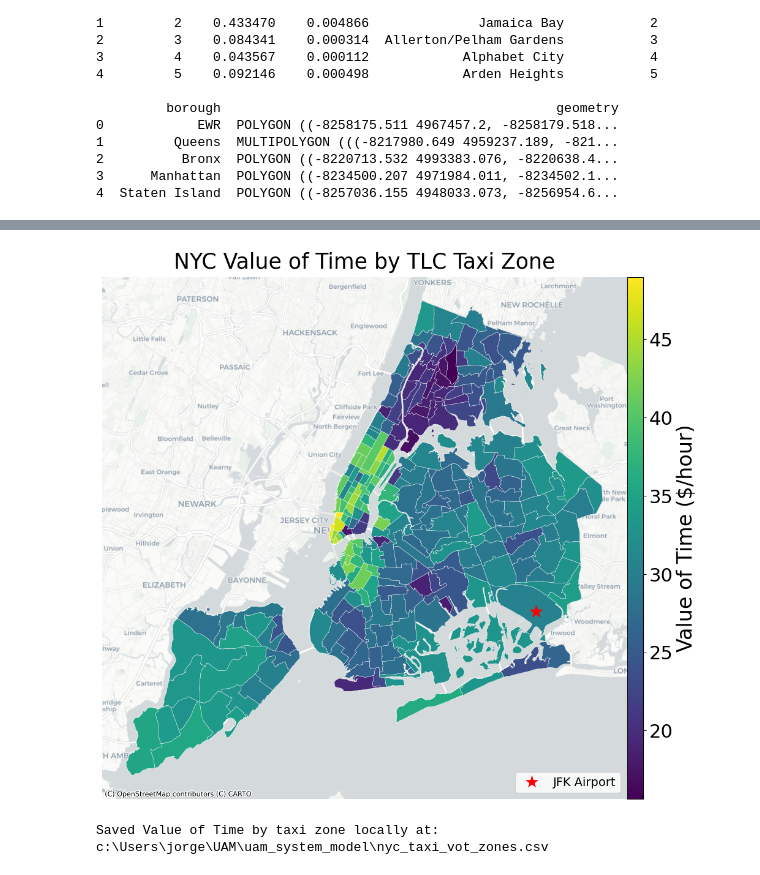
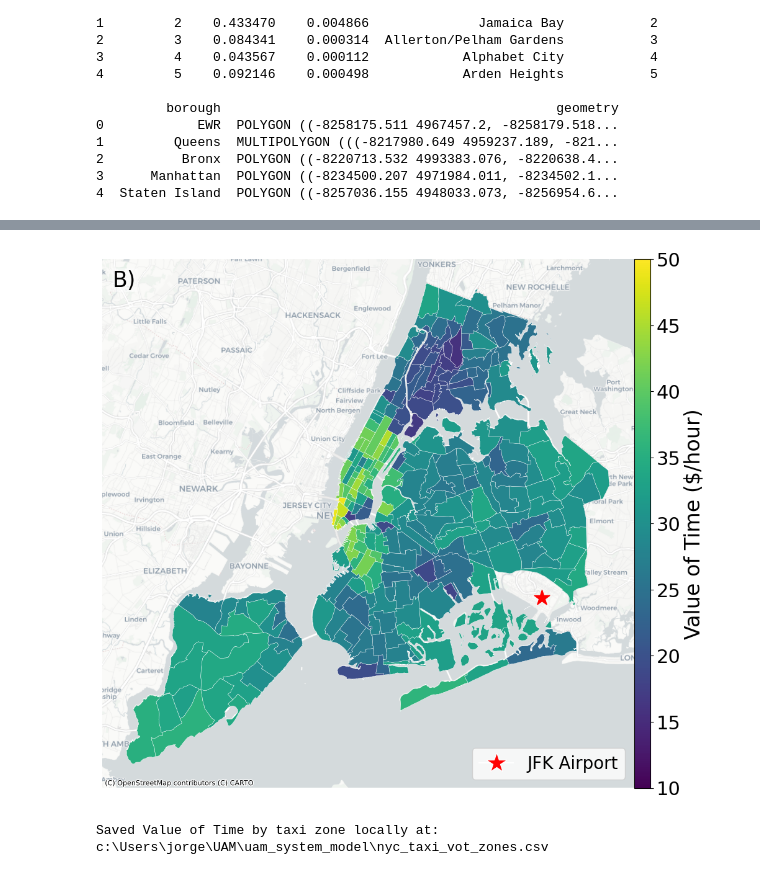
Before and after one commit to caoalbert/uam_system_model, a Jupyter notebook: VOT.ipynb, the cells around one changed output, grey strips where cells are left out. Saved outputs shown, nothing was run; the diff lists cells and outputs as text; code cells hidden in the pictures.

Commit message:
Updated Visuals

```diff
--- a/VOT.ipynb
+++ b/VOT.ipynb
@@ -240,13 +195,25 @@ intersect["weighted_vot"] = intersect["vot_personal"] * intersect["area"]
 # %%
 # Compute area-weighted VoT for each taxi zone
 taxi_vot = (
-    intersect.groupby("LocationID")
-    .apply(lambda x: x["weighted_vot"].sum() / x["area"].sum())
-    .reset_index(name="vot_weighted")
+    intersect.groupby("LocationID", as_index=False)
+    .agg(
+        weighted_sum=("weighted_vot", "sum"),
+        area_sum=("area", "sum")
+    )
 )
 
+taxi_vot["vot_weighted"] = taxi_vot["weighted_sum"] / taxi_vot["area_sum"]
+
+# Keep only needed columns
+taxi_vot = taxi_vot[["LocationID", "vot_weighted"]]
+
 # Merge results with taxi zone polygons
+taxi = taxi.drop(columns=["vot_weighted"], errors="ignore")
 taxi = taxi.merge(taxi_vot, on="LocationID", how="left")
 
+# Remove ONLY the JFK taxi zone from the color fill
+taxi.loc[taxi["zone"] == "JFK Airport", "vot_weighted"] = np.nan
+
+print(taxi[["LocationID", "zone", "vot_weighted"]].head())
 print("Taxi zones with VoT:", taxi["vot_weighted"].notna().sum(), "out of", len(taxi))
 # %% [output]
@@ -273,8 +331,11 @@ plot = taxi.plot(
     edgecolor="white",
     legend=True,
     cax=cax,
+    vmin=shared_vmin,
+    vmax=shared_vmax,
     legend_kwds={
         "label": "Value of Time ($/hour)",
+        "ticks": shared_ticks
     },
     ax=ax
 )
@@ -295,38 +356,47 @@ ctx.add_basemap(
 jfk = gpd.GeoDataFrame(
     geometry=gpd.points_from_xy([JFK_LON], [JFK_LAT]),
     crs="EPSG:4326"
 ).to_crs(taxi.crs)
 
+ax.text(
+    0.02, 0.98, "B)",
+    transform=ax.transAxes,
+    fontsize=25,
+    va='top',
+    ha='left',
+    bbox=dict(facecolor='white', alpha=0.5, edgecolor='none', pad=1.5)
+)
+
 jfk.plot(
     ax=ax,
-    markersize=200,
+    markersize=350,
     color="red",
     marker="*",
     zorder=5
 )
 
 # Custom legend handle for JFK
 jfk_legend = Line2D(
     [0], [0],
     marker="*",
     color="w",
     label="JFK Airport",
     markerfacecolor="red",
-    markersize=20
+    markersize=25
 )
 
 # Add legend for JFK marker
-ax.legend(handles=[jfk_legend], loc="lower right", fontsize=14)
+ax.legend(handles=[jfk_legend], loc="lower right", fontsize=20)
 
 # Aesthetics
 ax.set_axis_off()
-ax.set_title("NYC Value of Time by TLC Taxi Zone", fontsize=25, pad=10)
+#ax.set_title("NYC Value of Time by TLC Taxi Zone", fontsize=25, pad=10)
 
 plt.tight_layout()
 plt.savefig("nyc_vot_taxi_zone.png", dpi=300, bbox_inches="tight")
 plt.show()
 # %% [output]
-[figure, old version]
+[figure, new version]
 # %%
 import os
 
```
Also changed, not shown: parts of 6 cells of this notebook, 2 other files.
